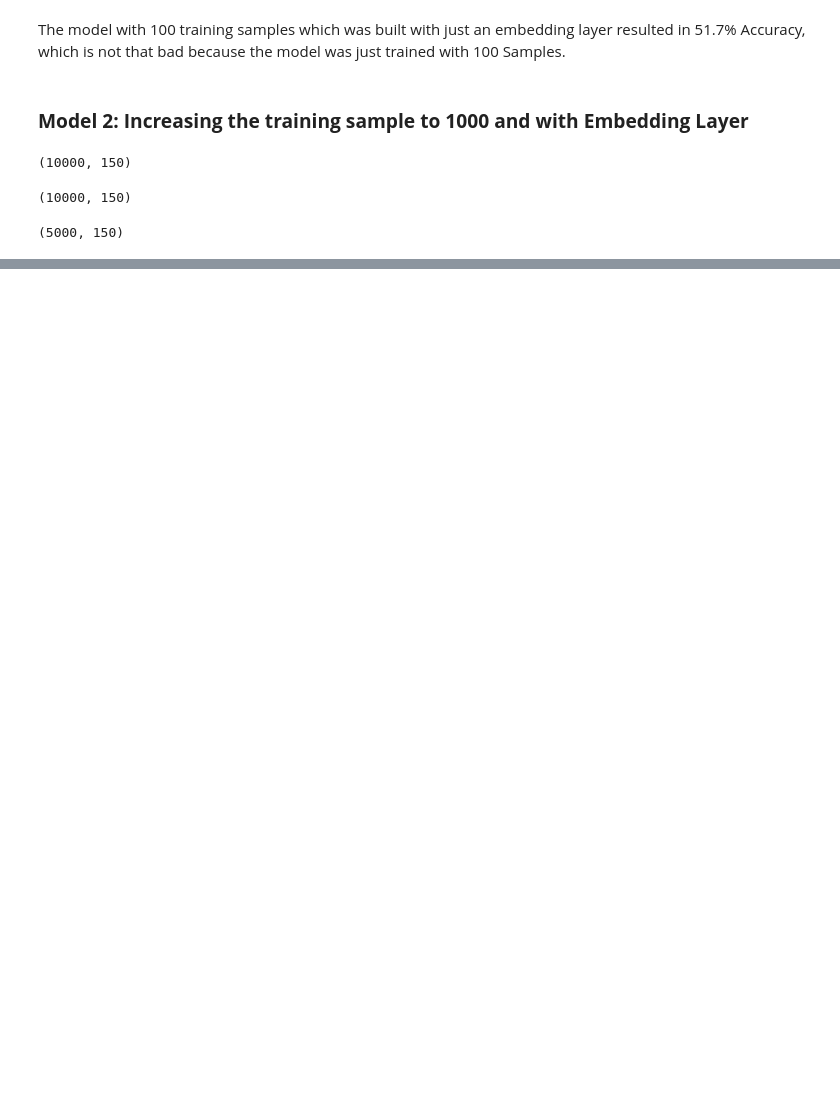
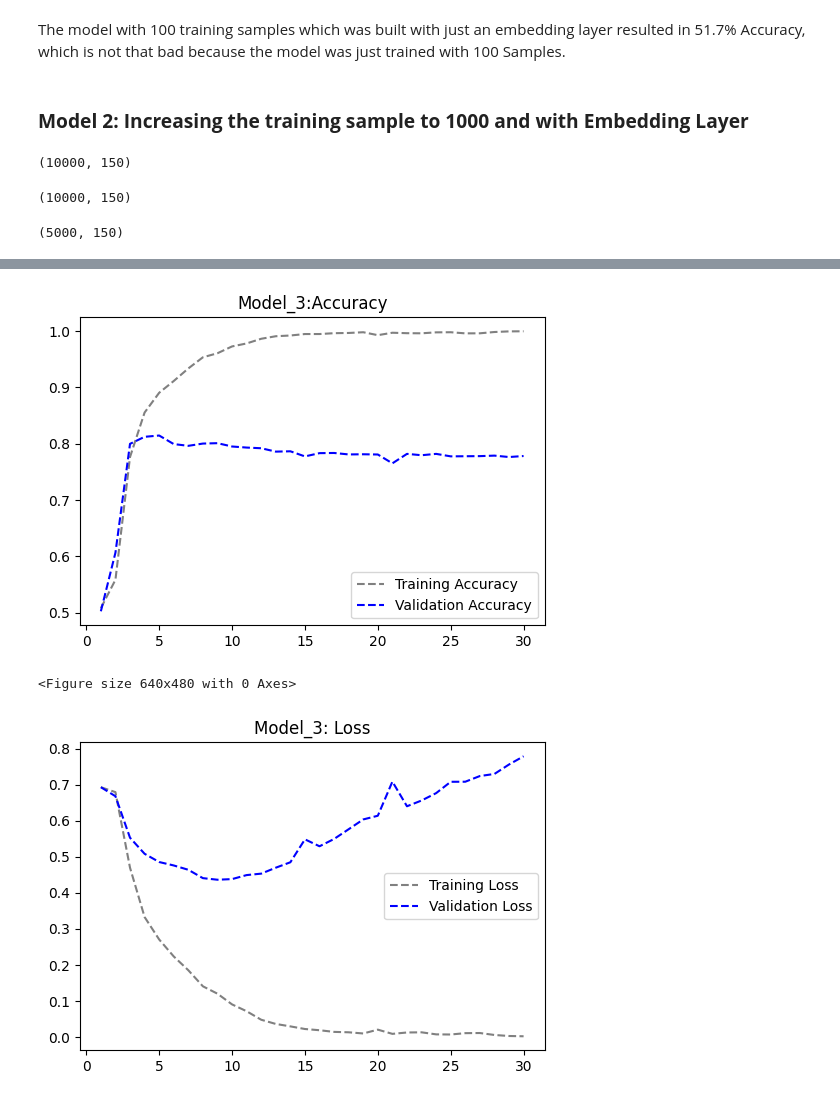
Before and after one commit to Nisha40108/ADVANCED-MACHINE-LEARNING-64061-, a Jupyter notebook: Assignment_4_Text&Sequence.ipynb, the cells around one changed output, grey strips where cells are left out. Cells and saved outputs as stored; diff of their text form; code cells hidden in the pictures; blank space fills up the shorter version.

```diff
--- a/Assignment_4_Text&Sequence.ipynb
+++ b/Assignment_4_Text&Sequence.ipynb
@@ -303,0 +464,12 @@ print(f'Accuracy: {Model2_Results[1]:.3f}')
+# %%
+callbacks = ModelCheckpoint(
+            filepath= "model3.h5",
+            save_best_only= True,
+            monitor= "val_loss"
+            )
+
+Model_3 = model.fit(train_texts, train_labels,
+                    epochs=30,
+                    batch_size=32,
+                    validation_data=(val_texts, val_labels),
+                    callbacks=callbacks)
@@ -303,0 +494,26 @@ print(f'Accuracy: {Model2_Results[1]:.3f}')
+# %%
+accuracy = Model_3.history['accuracy']
+val_accuracy = Model_3.history['val_accuracy']
+
+loss = Model_3.history["loss"]
+val_loss = Model_3.history["val_loss"]
+
+epochs = range(1, len(accuracy) + 1)
+
+plt.figure(figsize=(6,4))
+plt.plot(epochs, accuracy, color="grey", linestyle="dashed", label="Training Accuracy")
+plt.plot(epochs, val_accuracy, color="blue",linestyle="dashed", label="Validation Accuracy")
+plt.title("Model_3:Accuracy")
+plt.legend()
+plt.figure()
+
+plt.figure(figsize=(6,4))
+plt.plot(epochs, loss, color="grey", linestyle="dashed", label="Training Loss")
+plt.plot(epochs, val_loss, color="blue", linestyle="dashed", label="Validation Loss")
+plt.title("Model_3: Loss")
+plt.legend()
+plt.show()
+# %% [output]
+[figure, added]
+<Figure size 640x480 with 0 Axes>
+[figure, added]
```
Also changed, not shown: parts of 21 cells of this notebook.
